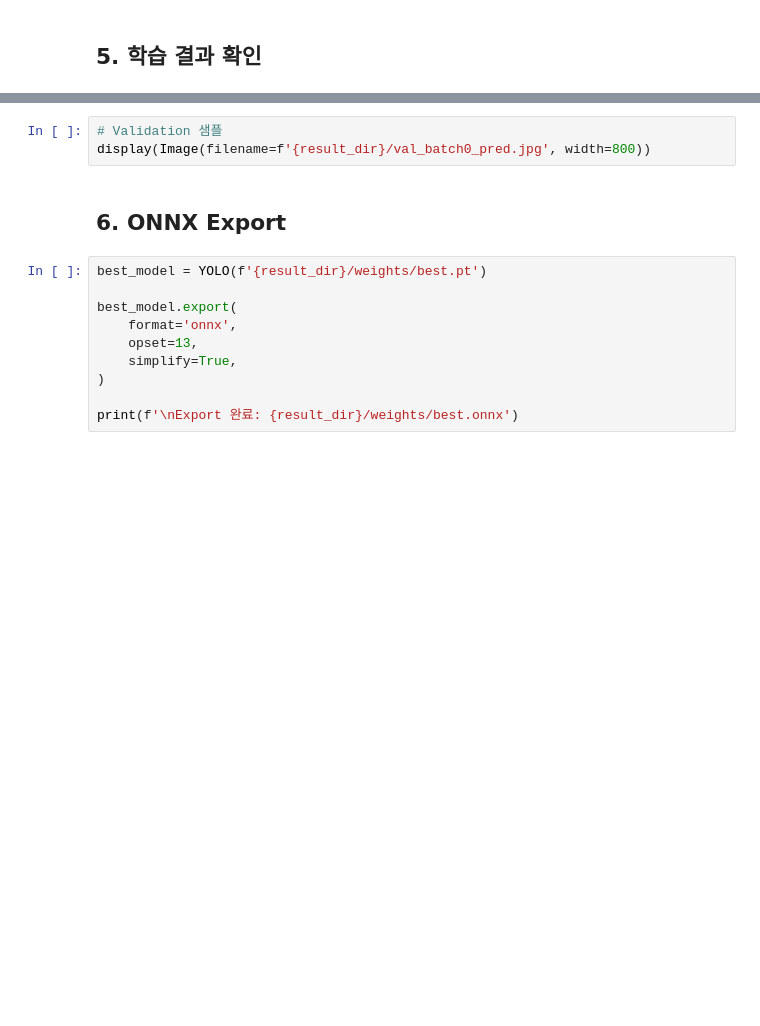
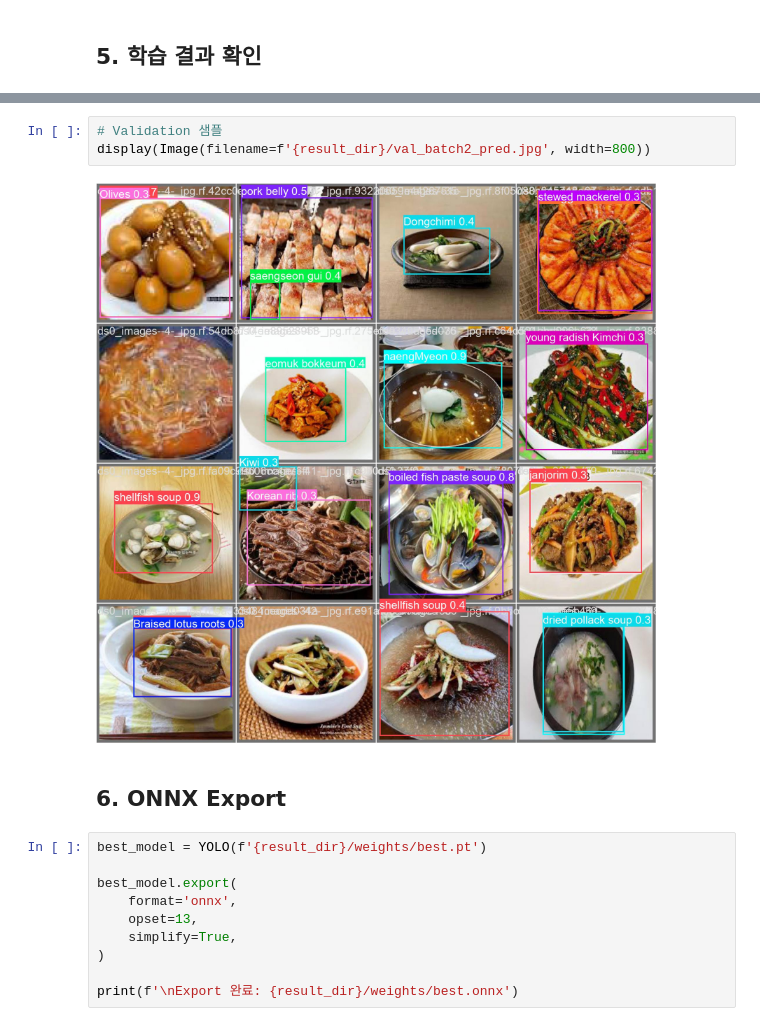
Before and after one commit to aciddust/web-food-recognizer, a Jupyter notebook: scripts/finetune2.ipynb, the cells around one changed output, grey strips where cells are left out. Cells and saved outputs as stored; diff of their text form; blank space fills up the shorter version.

```diff
--- a/scripts/finetune2.ipynb
+++ b/scripts/finetune2.ipynb
@@ -264,6 +557,8 @@ display(Image(filename=f'{result_dir}/confusion_matrix.png', width=600))
 # %%
 # Validation 샘플
-display(Image(filename=f'{result_dir}/val_batch0_pred.jpg', width=800))
+display(Image(filename=f'{result_dir}/val_batch2_pred.jpg', width=800))
+# %% [output]
+[figure, added]
 # %% [markdown]
 ## 6. ONNX Export
 # %%
```
Also changed, not shown: parts of 13 cells of this notebook, 5 other files.
